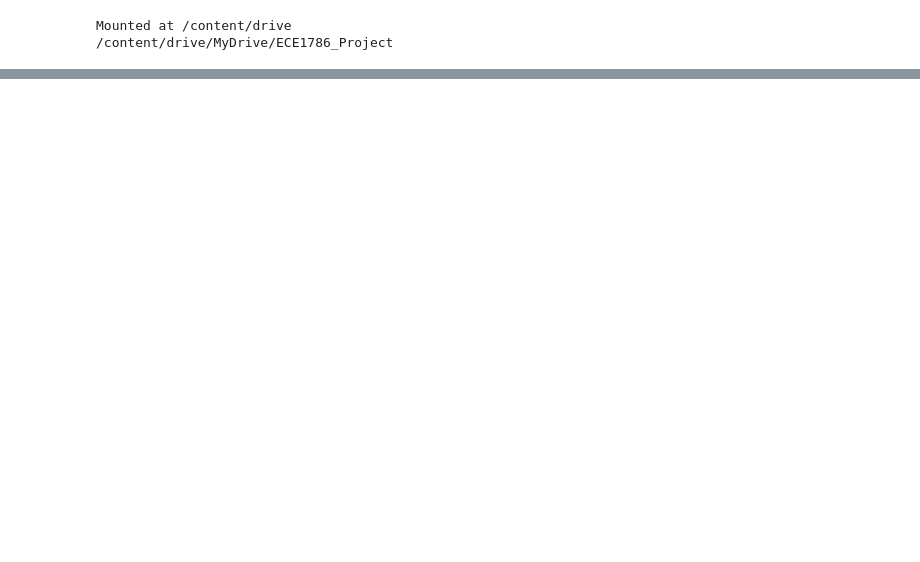
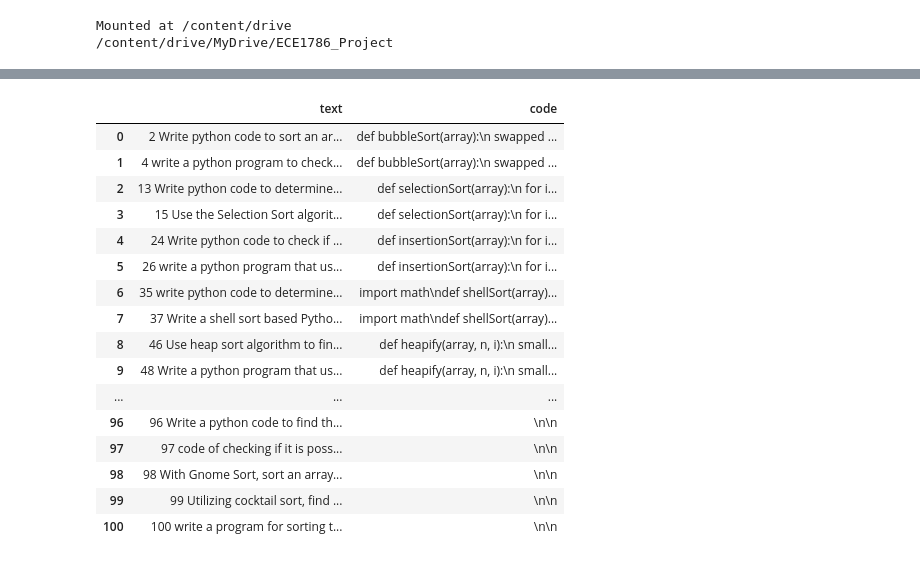
Before and after one commit to ece1786-2022/Eng2Py, a Jupyter notebook: Datasets.ipynb, the cells around one changed output, grey strips where cells are left out. Drawn from its saved outputs; the diff is of its cells as text; code cells hidden in the pictures; blank space fills up the shorter version.

```diff
--- a/Datasets.ipynb
+++ b/Datasets.ipynb
@@ -253,0 +135,8 @@ Dataset_Yuchen.head()
+# %%
+test_data[0] = test_data[0][test_data[0].find('#'):]
+# %%
+for i in range(2):
+  test_data.append('\n')
+test_data.append('# test data ends')
+for i in range(2):
+  test_data.append('\n')
@@ -253,0 +156,38 @@ Dataset_Yuchen.head()
+# %%
+test_dataset = []
+data_point = None
+count = 0
+for line in test_data[:-1]:
+  if line[0] == "#":
+    if data_point:
+      data_point['code'] = ''.join(data_point['code'])
+      test_dataset.append(data_point)
+    data_point = {"text": None, "code": []}
+    data_point['text'] = line[1:]
+  else:
+    data_point["code"].append(line)
+# %%
+import pandas as pd
+test_dataset = pd.DataFrame(test_dataset)
+test_dataset['text'] = test_dataset['text'].str.strip()
+# %%
+from IPython.display import display, HTML
+display(HTML(test_dataset.to_html()))
+# %% [output]
+|  | text | code |
+| 0 | 2 Write python code to sort an ar... | def bubbleSort(array):\n swapped ... |
+| 1 | 4 write a python program to check... | def bubbleSort(array):\n swapped ... |
+| 2 | 13 Write python code to determine... | def selectionSort(array):\n for i... |
+| 3 | 15 Use the Selection Sort algorit... | def selectionSort(array):\n for i... |
+| 4 | 24 Write python code to check if ... | def insertionSort(array):\n for i... |
+| 5 | 26 write a python program that us... | def insertionSort(array):\n for i... |
+| 6 | 35 write python code to determine... | import math\ndef shellSort(array)... |
+| 7 | 37 Write a shell sort based Pytho... | import math\ndef shellSort(array)... |
+| 8 | 46 Use heap sort algorithm to fin... | def heapify(array, n, i):\n small... |
+| 9 | 48 Write a python program that us... | def heapify(array, n, i):\n small... |
+| ... | ... | ... |
+| 96 | 96 Write a python code to find th... | \n\n |
+| 97 | 97 code of checking if it is poss... | \n\n |
+| 98 | 98 With Gnome Sort, sort an array... | \n\n |
+| 99 | 99 Utilizing cocktail sort, find ... | \n\n |
+| 100 | 100 write a program for sorting t... | \n\n |
```
Also changed, not shown: parts of 50 cells of this notebook.
